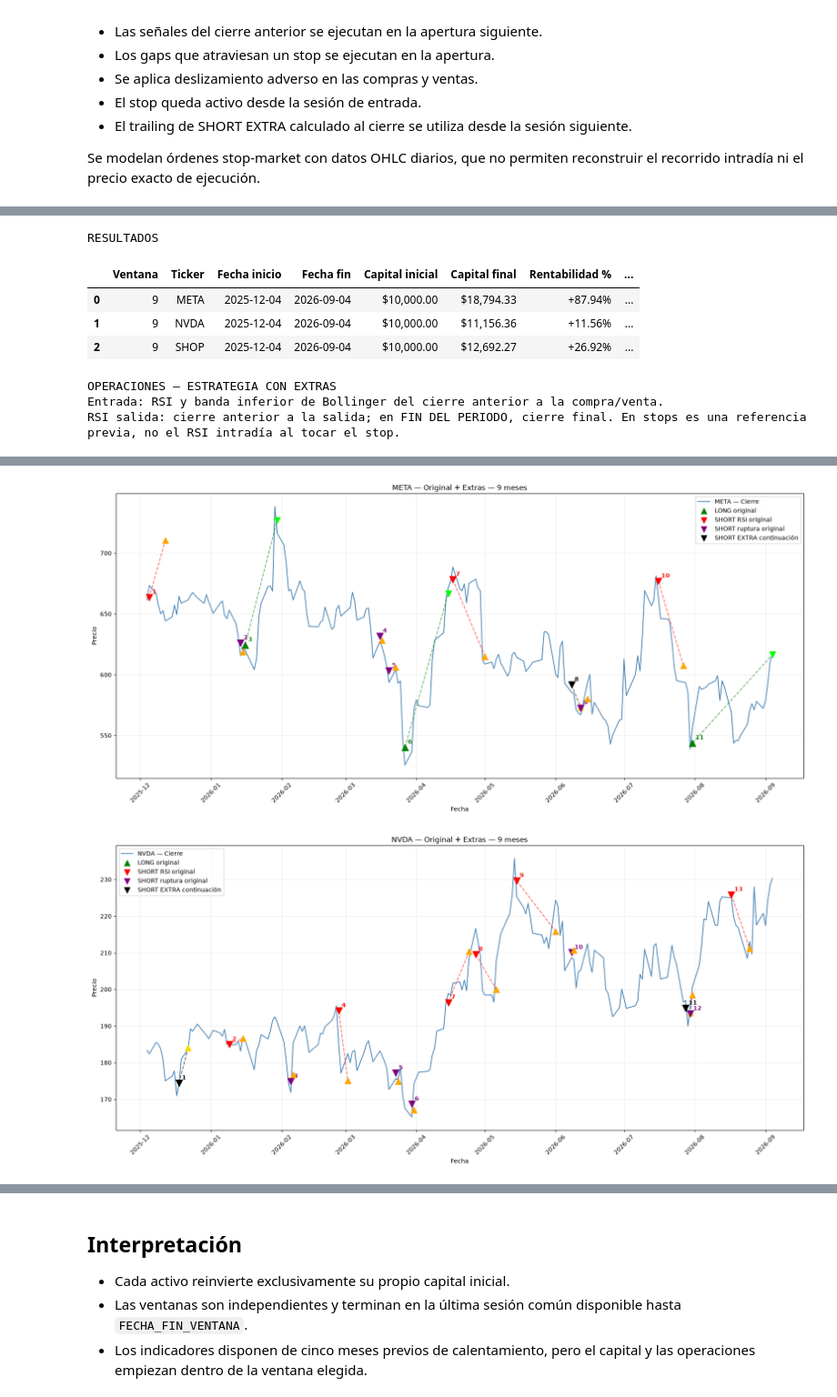
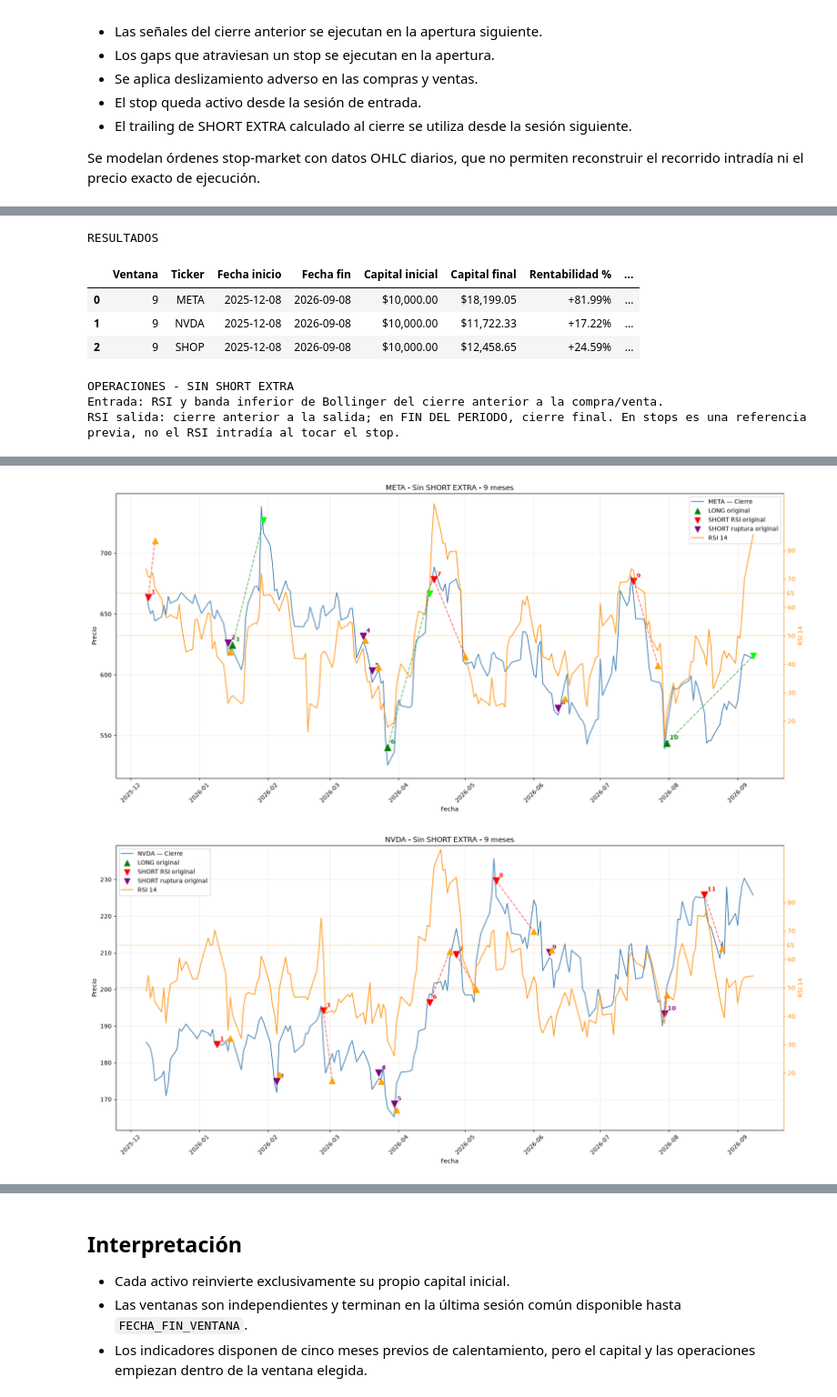
Before and after one commit to carlosjimenezt/Scripts_Bolsa_GitHub, a Jupyter notebook: META_Short_Mejorado_Con_Extras_Parametrizable-MEJOR ALGORITMO META_Salida_LONG_SOLO_RSI.ipynb, the cells around one changed output, grey strips where cells are left out. Shown at 91% size. Saved outputs shown, nothing was run; the diff lists cells and outputs as text; code cells hidden in the pictures.

```diff
--- a/META_Short_Mejorado_Con_Extras_Parametrizable-MEJOR ALGORITMO META_Salida_LONG_SOLO_RSI.ipynb
+++ b/META_Short_Mejorado_Con_Extras_Parametrizable-MEJOR ALGORITMO META_Salida_LONG_SOLO_RSI.ipynb
@@ -78,6 +78,7 @@ PERIODO_RUPTURA = 20
 MULTIPLICADOR_VOLUMEN = 1.00
 
 # Parámetros exclusivos del módulo EXTRA.
+USAR_SHORT_EXTRA = False  # Activa o desactiva las entradas SHORT EXTRA.
 EXTRA_RUPTURA = 10
 EXTRA_REBOTE_LOOKBACK = 5
 EXTRA_STOP = 0.05
@@ -362,7 +363,7 @@ def ejecutar_backtest(df, capital_inicial):
                 sist = 'RUPTURA' if USAR_SHORT_RUPTURA and bool(senal['SHORT_RUPTURA']) else 'RSI > 70'
                 abrir('SHORT_BASE', sist, fecha, apertura)
                 abierta_hoy = True
-            elif bool(senal['SHORT_EXTRA']):
+            elif USAR_SHORT_EXTRA and bool(senal['SHORT_EXTRA']):
                 abrir('SHORT_EXTRA', 'EXTRA CONTINUACIÓN', fecha, apertura)
                 abierta_hoy = True
 
@@ -477,9 +478,9 @@ display(tabla.style.format({
 # %% [output]
 RESULTADOS
 |  | Ventana | Ticker | Fecha inicio | Fecha fin | Capital inicial | Capital final | Rentabilidad % | ... |
-| 0 | 9 | META | 2025-12-04 | 2026-09-04 | $10,000.00 | $18,794.33 | +87.94% | ... |
-| 1 | 9 | NVDA | 2025-12-04 | 2026-09-04 | $10,000.00 | $11,156.36 | +11.56% | ... |
-| 2 | 9 | SHOP | 2025-12-04 | 2026-09-04 | $10,000.00 | $12,692.27 | +26.92% | ... |
+| 0 | 9 | META | 2025-12-08 | 2026-09-08 | $10,000.00 | $18,199.05 | +81.99% | ... |
+| 1 | 9 | NVDA | 2025-12-08 | 2026-09-08 | $10,000.00 | $11,722.33 | +17.22% | ... |
+| 2 | 9 | SHOP | 2025-12-08 | 2026-09-08 | $10,000.00 | $12,458.65 | +24.59% | ... |
 # %%
 # ================= DETALLE DE OPERACIONES Y GRÁFICOS =================
 # Indicadores de entrada: cierre que genera la señal (sesión anterior).
@@ -521,7 +522,7 @@ for meses in VENTANAS_MESES:
                 'Motivo': op['Motivo'],
             })
 
-print('OPERACIONES — ESTRATEGIA CON EXTRAS')
+print('OPERACIONES - ' + ('CON EXTRAS' if USAR_SHORT_EXTRA else 'SIN SHORT EXTRA'))
 print('Entrada: RSI y banda inferior de Bollinger del cierre anterior a la compra/venta.')
 print('RSI salida: cierre anterior a la salida; en FIN DEL PERIODO, cierre final. '
       'En stops es una referencia previa, no el RSI intradía al tocar el stop.')
@@ -545,6 +546,21 @@ if MOSTRAR_GRAFICOS:
             pack = bloque['Resultado']
             fig, ax = plt.subplots(figsize=(17, 8))
             ax.plot(periodo.index, periodo['Close'], lw=1.4, color='steelblue', label=f'{ticker} — Cierre')
+
+            # RSI diario con escala independiente en el marco derecho.
+            ax_rsi = ax.twinx()
+            ax_rsi.plot(periodo.index, periodo['RSI'], color='darkorange', lw=1.5,
+                        alpha=.85, label='RSI 14')
+            ax_rsi.set_ylim(0, 100)
+            ax_rsi.set_yticks(range(20, 81, 10))
+            ax_rsi.set_yticks([65], minor=True)
+            ax_rsi.set_yticklabels(['65'], minor=True)
+            ax_rsi.set_ylabel('RSI 14', color='darkorange')
+            ax_rsi.tick_params(axis='y', which='both', colors='darkorange')
+            ax_rsi.spines['right'].set_color('darkorange')
+            for nivel in (50, 65):
+                ax_rsi.axhline(nivel, color='darkorange', linestyle=':', lw=1.2, alpha=.8)
+            ax_rsi.grid(False)
 
             for numero, op in enumerate(pack['Operaciones'], start=1):
                 extra = not op['Es original']
@@ -576,17 +592,21 @@ if MOSTRAR_GRAFICOS:
             ax.scatter([], [], color='red', marker='v', s=90, label='SHORT RSI original')
             if USAR_SHORT_RUPTURA:
                 ax.scatter([], [], color='purple', marker='v', s=90, label='SHORT ruptura original')
-            ax.scatter([], [], color='black', marker='v', s=90, label='SHORT EXTRA continuación')
-            ax.set_title(f'{ticker} — Original + Extras — {meses} meses')
+            if USAR_SHORT_EXTRA:
+                ax.scatter([], [], color='black', marker='v', s=90, label='SHORT EXTRA continuación')
+            nombre_estrategia = 'Original + Extras' if USAR_SHORT_EXTRA else 'Sin SHORT EXTRA'
+            ax.set_title(f'{ticker} - {nombre_estrategia} - {meses} meses')
             ax.set_xlabel('Fecha')
             ax.set_ylabel('Precio')
             ax.grid(alpha=.25)
-            ax.legend(loc='best')
-            plt.xticks(rotation=45)
+            lineas, etiquetas = ax.get_legend_handles_labels()
+            lineas_rsi, etiquetas_rsi = ax_rsi.get_legend_handles_labels()
+            ax.legend(lineas + lineas_rsi, etiquetas + etiquetas_rsi, loc='best')
+            ax.tick_params(axis='x', labelrotation=45)
             plt.tight_layout()
             plt.show()
 # %% [output]
-OPERACIONES — ESTRATEGIA CON EXTRAS
+OPERACIONES - SIN SHORT EXTRA
 Entrada: RSI y banda inferior de Bollinger del cierre anterior a la compra/venta.
 RSI salida: cierre anterior a la salida; en FIN DEL PERIODO, cierre final. En stops es una referencia previa, no el RSI intradía al tocar el stop.
 | Num. Op. | Ventana | Ticker | Tipo | Sistema entrada | RSI / Bollinger entrada | Entrada | Precio entrada | Salida | ... |
@@ -609,2 +629,2 @@ RSI salida: cierre anterior a la salida; en FIN DEL PERIODO, cierre final. En st
-[figure, old version]
+[figure, new version]
-[figure, old version]
+[figure, new version]
```
Also changed, not shown: parts of 2 cells of this notebook.
